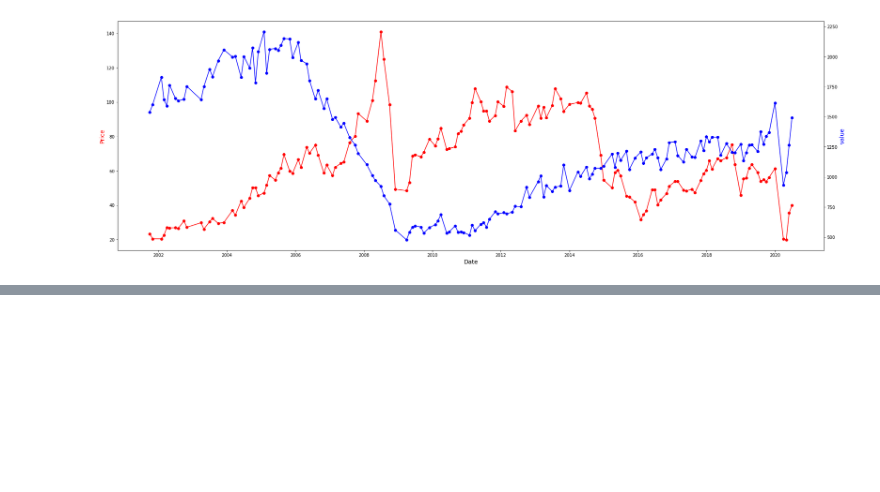
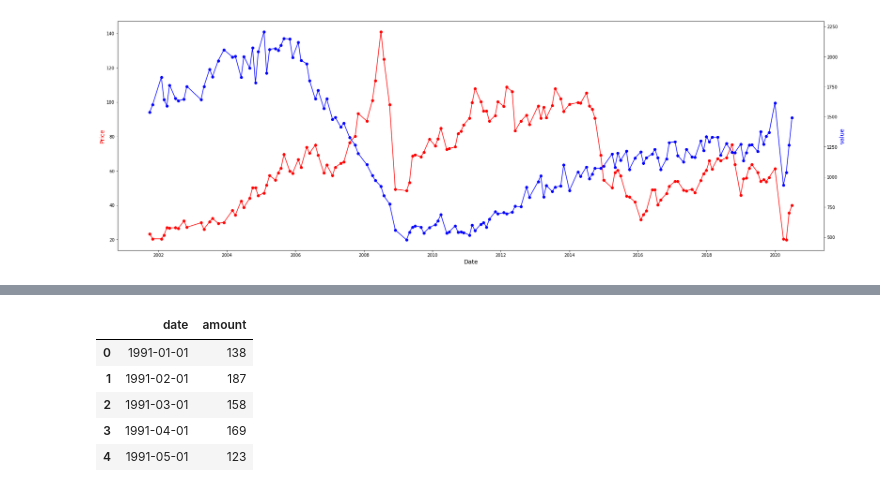
Before and after one commit to jjmcclure/Oil_Price_Prediction, a Jupyter notebook: Jimmy/Initial_Look_At_Data.ipynb, the cells around one changed output, grey strips where cells are left out. Drawn from its saved outputs; the diff is of its cells as text; code cells hidden in the pictures; blank space fills up the shorter version.

```diff
--- a/Jimmy/Initial_Look_At_Data.ipynb
+++ b/Jimmy/Initial_Look_At_Data.ipynb
@@ -266,0 +303,12 @@ joined_OilConsumption_df.head(30)
+# %%
+import numpy as np
+date = pd.date_range(start='01/01/1991', periods=13, freq='MS')
+df = pd.DataFrame({'date': date, 'amount': np.random.randint(100, 200, date.size)})
+df.head()
+# %% [output]
+|  | date | amount |
+| 0 | 1991-01-01 | 138 |
+| 1 | 1991-02-01 | 187 |
+| 2 | 1991-03-01 | 158 |
+| 3 | 1991-04-01 | 169 |
+| 4 | 1991-05-01 | 123 |
```
Also changed, not shown: parts of 8 cells of this notebook, 10 other files.
